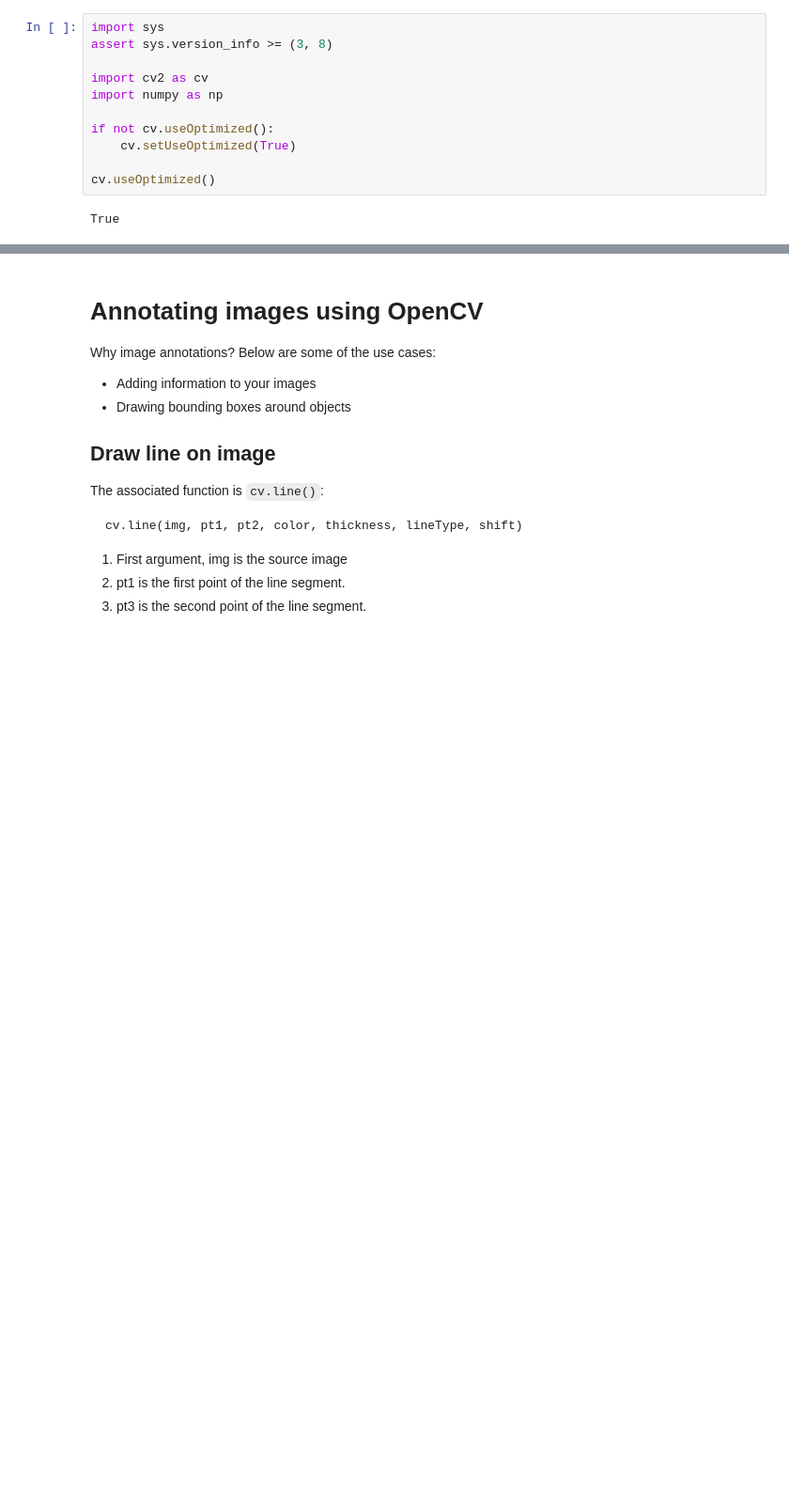
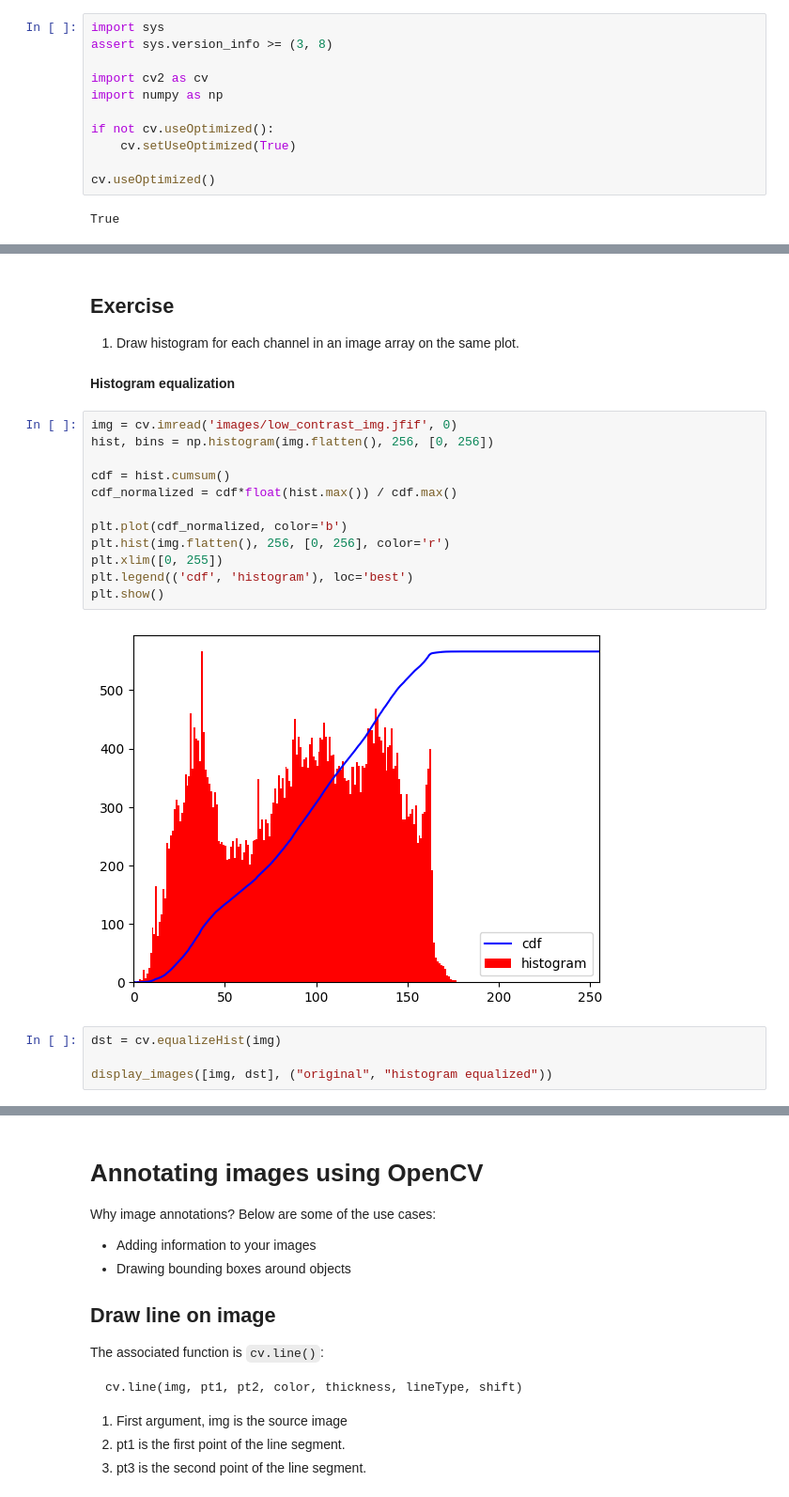
Before and after one commit to Jacky-lim-data-analyst/mini_project_cv, a Jupyter notebook: w5_tutorial.ipynb, the cells around one changed output, grey strips where cells are left out. Shown at 94% size. Cells and saved outputs as stored; diff of their text form; blank space fills up the shorter version.

```diff
--- a/w5_tutorial.ipynb
+++ b/w5_tutorial.ipynb
@@ -23,0 +99,23 @@ True
+# %% [markdown]
+## Exercise
+1. Draw histogram for each channel in an image array on the same plot.
+# %% [markdown]
+**Histogram equalization**
+# %%
+img = cv.imread('images/low_contrast_img.jfif', 0)
+hist, bins = np.histogram(img.flatten(), 256, [0, 256])
+
+cdf = hist.cumsum()
+cdf_normalized = cdf*float(hist.max()) / cdf.max()
+
+plt.plot(cdf_normalized, color='b')
+plt.hist(img.flatten(), 256, [0, 256], color='r')
+plt.xlim([0, 255])
+plt.legend(('cdf', 'histogram'), loc='best')
+plt.show()
+# %% [output]
+[figure, added]
+# %%
+dst = cv.equalizeHist(img)
+
+display_images([img, dst], ("original", "histogram equalized"))
```
Also changed, not shown: parts of 17 cells of this notebook.
